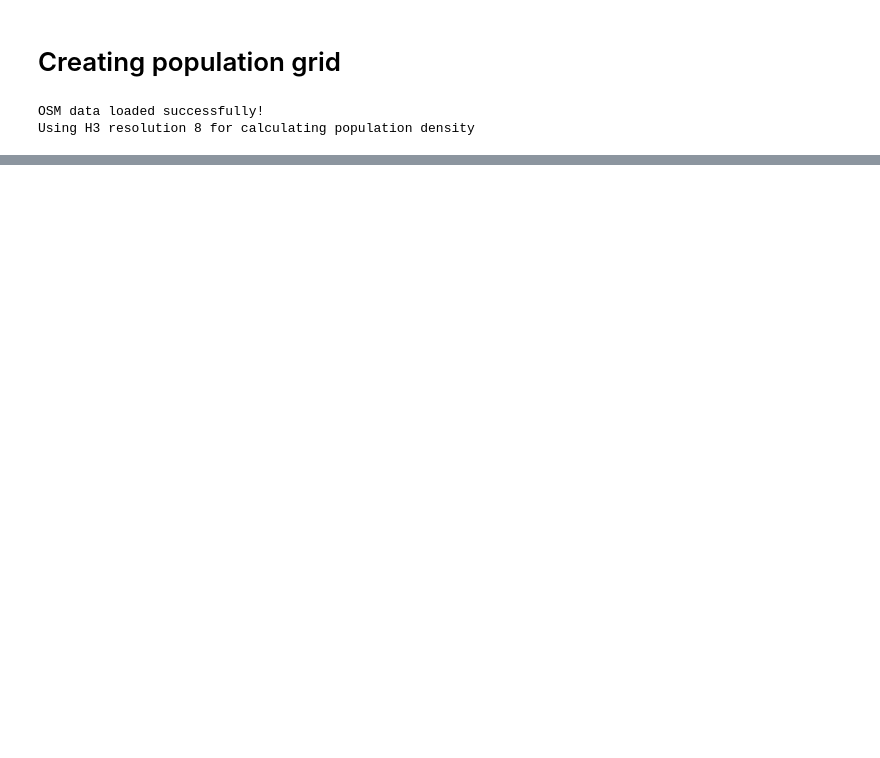
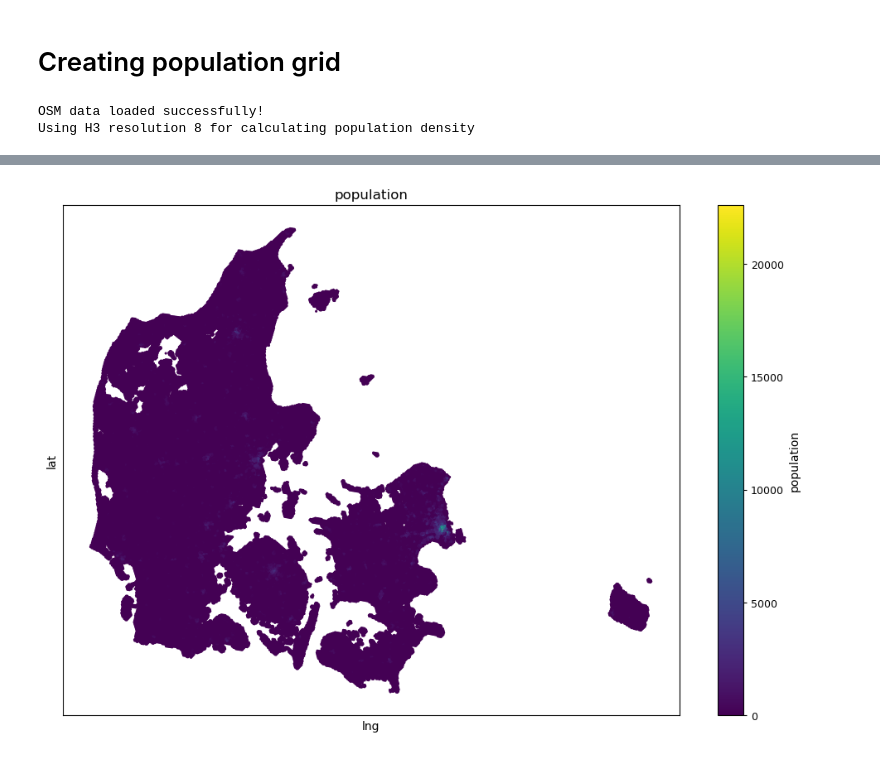
Before and after one commit to anerv/bikedna_analysis, a Jupyter notebook: scripts/pop_grid.ipynb, the cells around one changed output, grey strips where cells are left out. Drawn from its saved outputs; the diff is of its cells as text; code cells hidden in the pictures; blank space fills up the shorter version.

```diff
--- a/scripts/pop_grid.ipynb
+++ b/scripts/pop_grid.ipynb
@@ -271,0 +161,10 @@ h3_gdf.to_crs(crs, inplace=True)
+# %%
+# INDEX POPULATION WITH H3
+
+hex_id_col = "hex_id"
+
+pop_gdf[hex_id_col] = pop_gdf.apply(
+    lambda row: h3.geo_to_h3(lat=row["lat"], lng=row["lng"], resolution=h3_res), axis=1
+)
+
+pop_gdf.head()
@@ -271,0 +199,4 @@ h3_gdf.to_crs(crs, inplace=True)
+# %%
+plot_func.plot_scatter(h3_groups, metric_col="population", marker=".")
+# %% [output]
+[figure, added]
```
Also changed, not shown: parts of 17 cells of this notebook.
